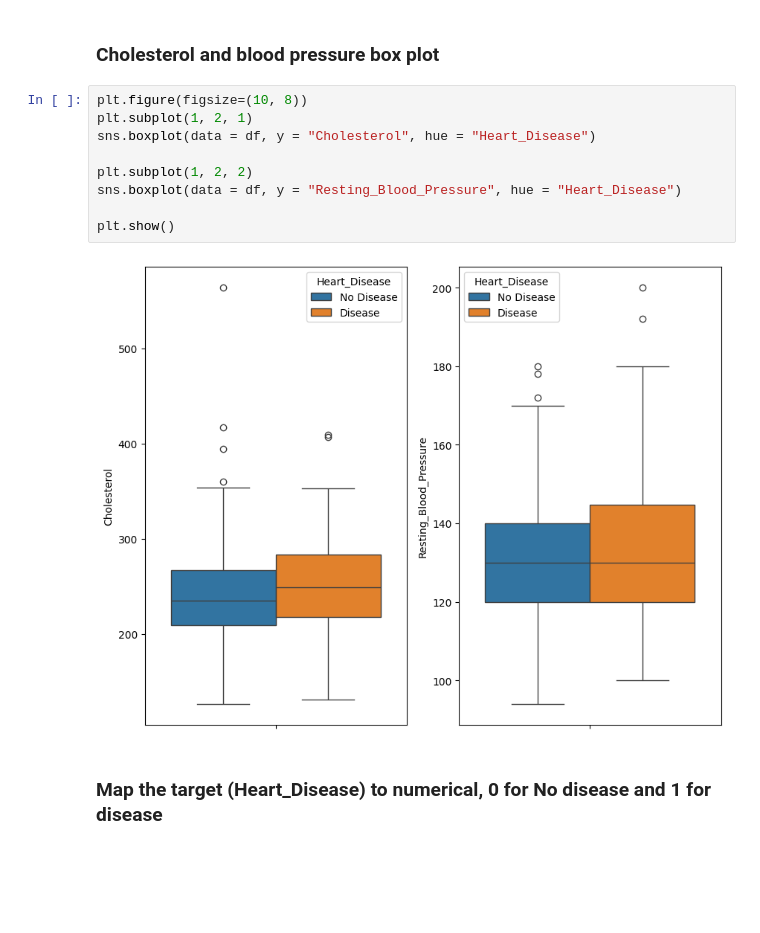
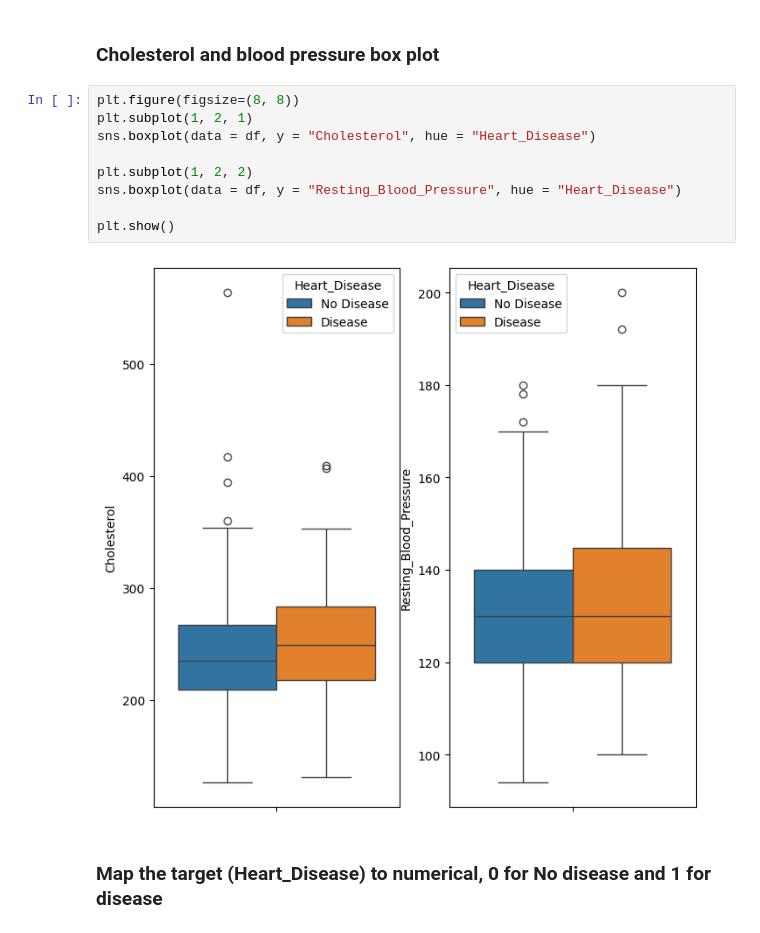
Before and after one commit to kroman-tt/Machine_Learning, a Jupyter notebook: ML/heart_diesease_classifier.ipynb, the cells around one changed output. Cells and saved outputs as stored; diff of their text form; blank space fills up the shorter version.

```diff
--- a/ML/heart_diesease_classifier.ipynb
+++ b/ML/heart_diesease_classifier.ipynb
@@ -153,16 +156,16 @@ plt.show()
 # %% [markdown]
 ### Cholesterol and blood pressure box plot
 # %%
-plt.figure(figsize=(10, 8))
+plt.figure(figsize=(8, 8))
 plt.subplot(1, 2, 1)
 sns.boxplot(data = df, y = "Cholesterol", hue = "Heart_Disease")
 
 plt.subplot(1, 2, 2)
 sns.boxplot(data = df, y = "Resting_Blood_Pressure", hue = "Heart_Disease")
 
 plt.show()
 # %% [output]
-[figure, old version]
+[figure, new version]
 # %% [markdown]
 ### Map the target (Heart_Disease) to numerical, 0 for  No disease and 1 for disease
 # %%
```
Also changed, not shown: parts of 7 cells of this notebook, 7 other files.
